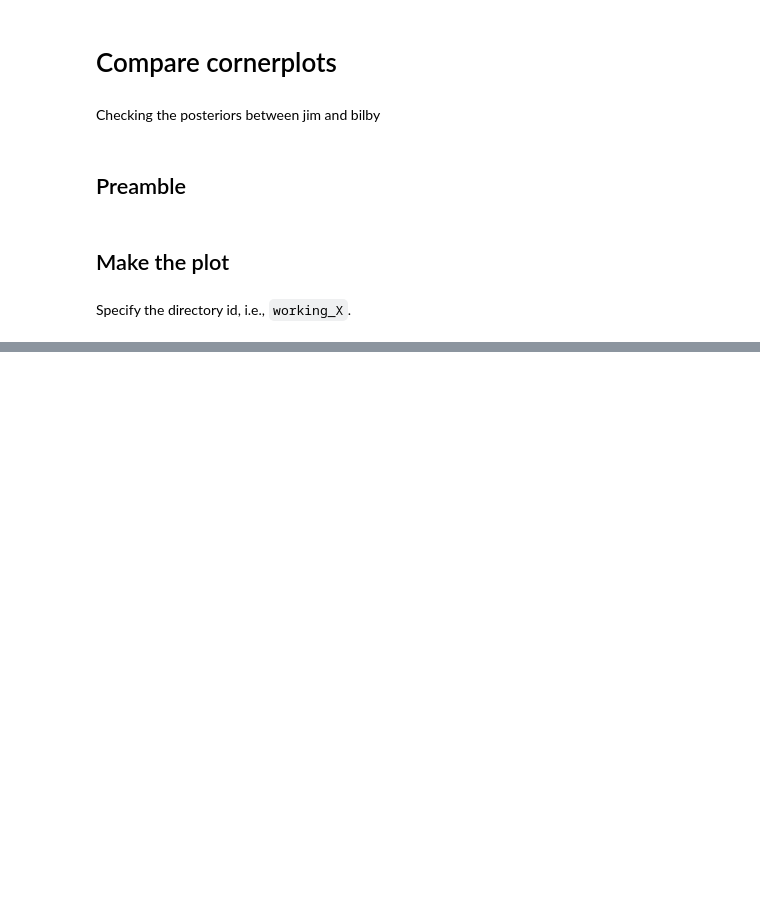
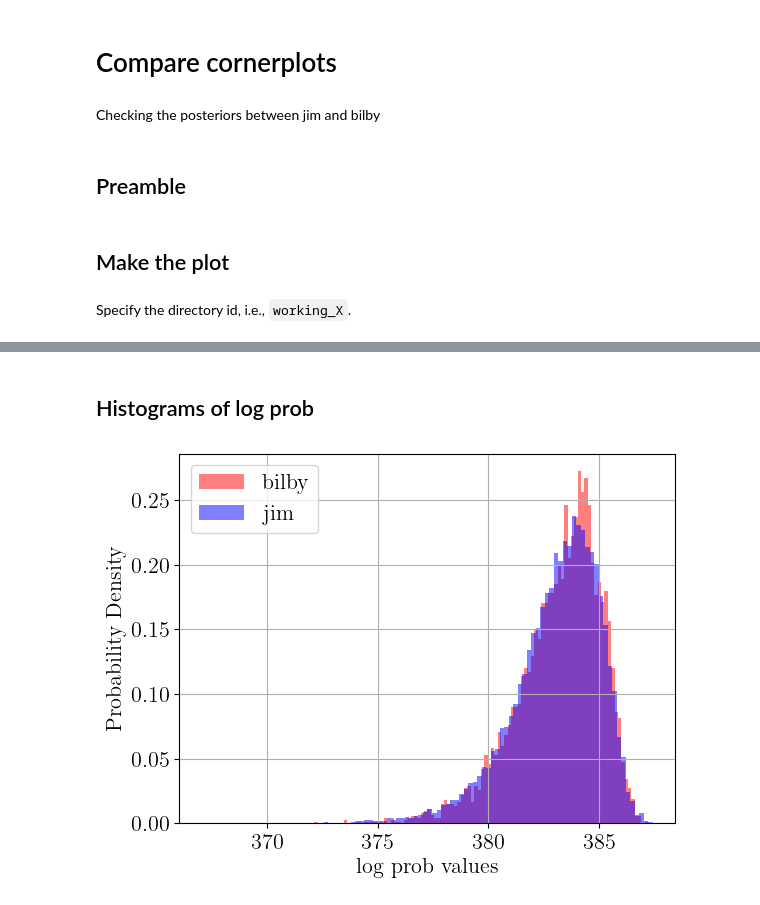
Before and after one commit to ThibeauWouters/jim_meets_harmonic, a Jupyter notebook: 11d_runs/compare_cornerplots.ipynb, the cells around one changed output, grey strips where cells are left out. Saved outputs shown, nothing was run; the diff lists cells and outputs as text; code cells hidden in the pictures; blank space fills up the shorter version.

```diff
--- a/11d_runs/compare_cornerplots.ipynb
+++ b/11d_runs/compare_cornerplots.ipynb
@@ -81,6 +87,9 @@ with h5py.File(bilby_results_file, 'r') as f:
     log_noise_evidence = f["log_noise_evidence"][()]
     log_evidence = f["log_evidence"][()]
 
+    bilby_sampling_time = f["sampling_time"][()]
+    print(f"The bilby sampling time was {bilby_sampling_time} seconds = {my_report_runtime(bilby_sampling_time)}")
+
     # Fetch truths
     truths_dict = f["injection_parameters"]
     truths = []
@@ -93,6 +102,9 @@ with h5py.File(bilby_results_file, 'r') as f:
     log_prob = log_likelihood + log_prior
     avg_log_prob = np.mean(log_prob)
 
+    # Save in new variable for later on
+    bilby_log_prob = log_prob
+
     print(f"Mean log prior bilby: {np.mean(log_prior)}")
     print(f"Mean log likelihood bilby: {np.mean(log_likelihood)}")
     print(f"Mean log prob bilby: {avg_log_prob}")
@@ -100,7 +112,7 @@ with h5py.File(bilby_results_file, 'r') as f:
 print(np.shape(bilby_posterior))
 
 ### Load jim
-jim_outdir = os.path.join(outdir, 'jim_from_bilby') # TODO: move!
+jim_outdir = os.path.join(outdir, 'jim_from_bilby')
 
 jim_file = os.path.join(jim_outdir, 'results_production.npz')
 jim_posterior = np.load(jim_file)["chains"]
@@ -111,6 +123,14 @@ jim_posterior = np.reshape(jim_posterior, (-1, jim_posterior.shape[-1]))
 
 print(f"Difference average log probs: {avg_log_prob - avg_log_prob_jim}")
 print(np.shape(jim_posterior))
+
+# Report runtime
+jim_runtime_file = os.path.join(jim_outdir, 'runtime.txt')
+jim_sampling_time = np.loadtxt(jim_runtime_file)
+print(f"The bilby sampling time was {jim_sampling_time} seconds = {my_report_runtime(jim_sampling_time)}")
+
+speedup = bilby_sampling_time / jim_sampling_time
+print(f"Speedup factor: {int(speedup)}x")
 
 # Thinning the jim samples a bit to make it easier for corner to handle
 jump = 30
@@ -153,2 +175,16 @@ Difference average log probs: 24814.82506359528
 (5834, 11)
 [figure]
+# %% [markdown]
+## Histograms of log prob
+# %%
+bins = 100
+alpha = 0.5
+
+plt.hist(bilby_log_prob, bins=bins, alpha=alpha, color="red", label="bilby", density=True)
+plt.hist(jim_log_prob.flatten(), bins=bins, alpha=alpha, color="blue", label="jim", density=True)
+plt.legend()
+plt.xlabel("log prob values")
+plt.ylabel("Probability Density")
+plt.show()
+# %% [output]
+[figure, added]
```
Also changed, not shown: parts of 2 cells of this notebook.
